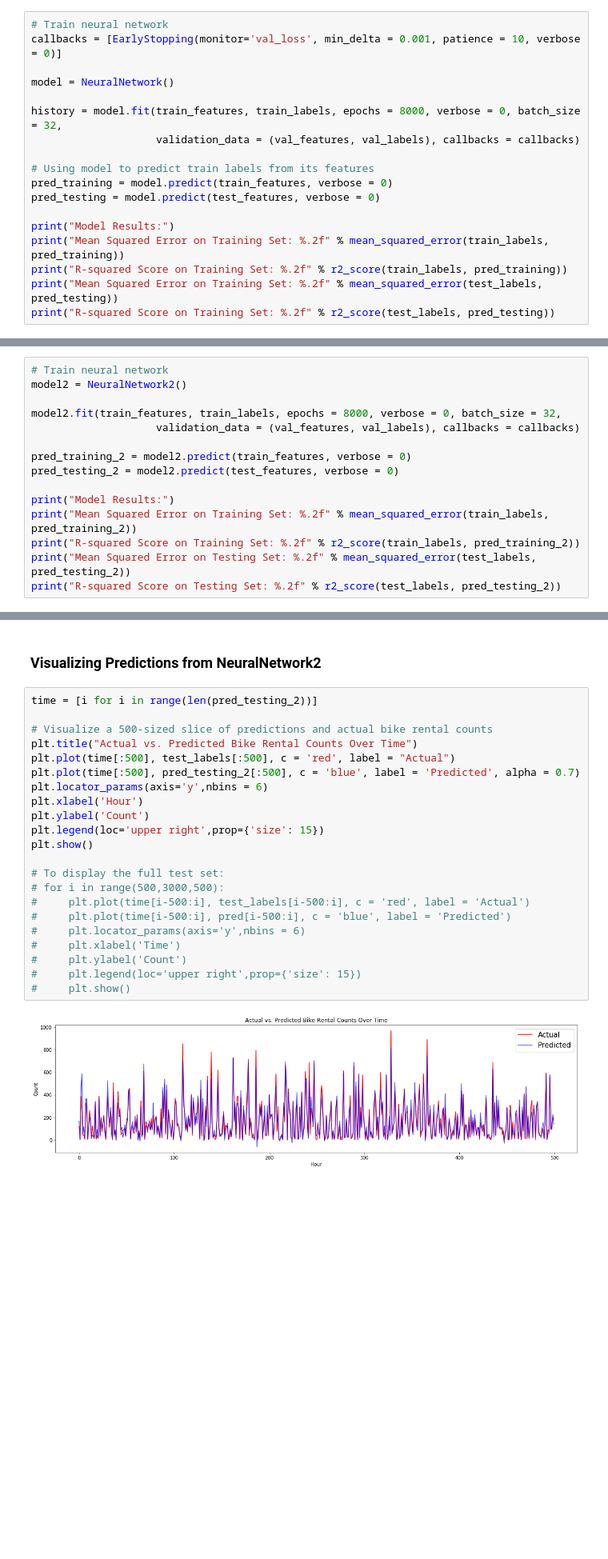
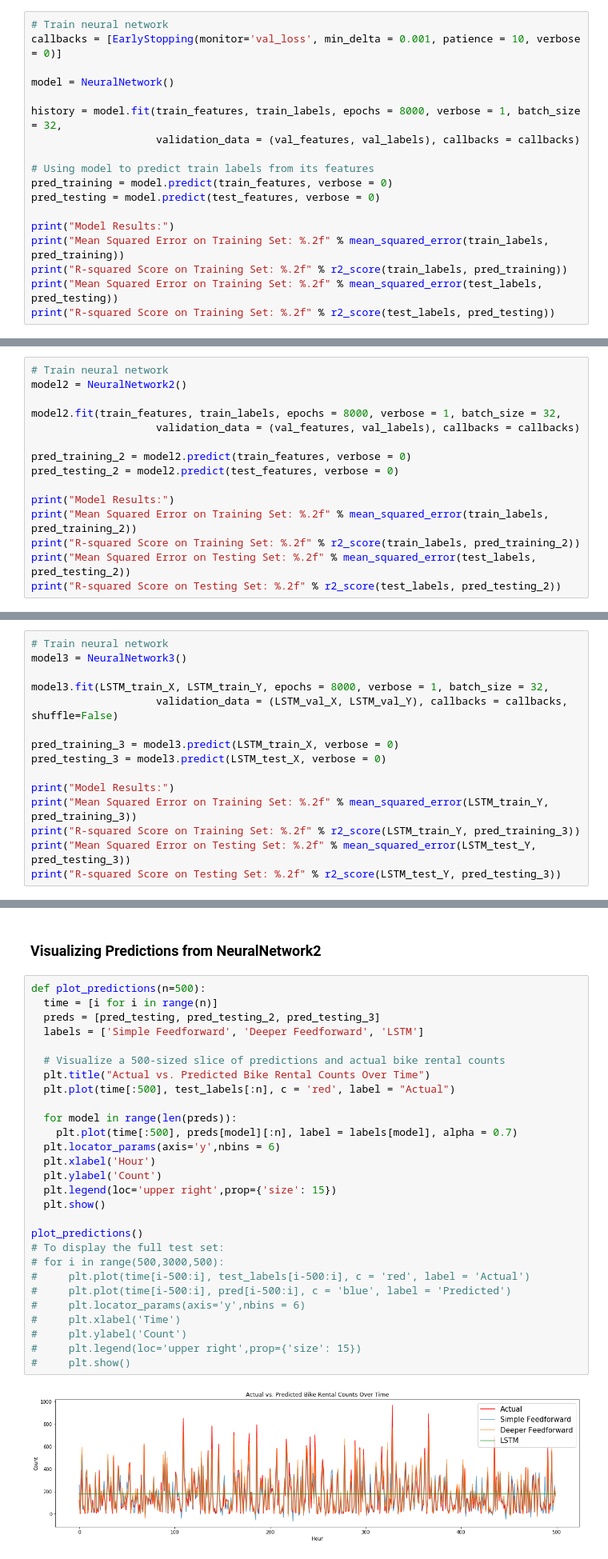
Before and after one commit to franklooi/IL181-PDS-Final, a Jupyter notebook: Article 1/Bikesharing Demand.ipynb, the cells around one changed output, grey strips where cells are left out. Shown at 80% size. Drawn from its saved outputs; the diff is of its cells as text; blank space fills up the shorter version.

Commit message:
Added LSTM

```diff
--- a/Article 1/Bikesharing Demand.ipynb
+++ b/Article 1/Bikesharing Demand.ipynb
@@ -204,7 +242,7 @@ callbacks = [EarlyStopping(monitor='val_loss', min_delta = 0.001, patience = 10,
 
 model = NeuralNetwork()
 
-history = model.fit(train_features, train_labels, epochs = 8000, verbose = 0, batch_size = 32,
+history = model.fit(train_features, train_labels, epochs = 8000, verbose = 1, batch_size = 32,
                     validation_data = (val_features, val_labels), callbacks = callbacks)
 
 # Using model to predict train labels from its features
@@ -257,7 +307,7 @@ None
 # Train neural network
 model2 = NeuralNetwork2()
 
-model2.fit(train_features, train_labels, epochs = 8000, verbose = 0, batch_size = 32,
+model2.fit(train_features, train_labels, epochs = 8000, verbose = 1, batch_size = 32,
                     validation_data = (val_features, val_labels), callbacks = callbacks)
 
 pred_training_2 = model2.predict(train_features, verbose = 0)
@@ -282,0 +384,15 @@ I tried further adding another layer, but the model performance is similar. Spec
+# %%
+# Train neural network
+model3 = NeuralNetwork3()
+
+model3.fit(LSTM_train_X, LSTM_train_Y, epochs = 8000, verbose = 1, batch_size = 32,
+                    validation_data = (LSTM_val_X, LSTM_val_Y), callbacks = callbacks, shuffle=False)
+
+pred_training_3 = model3.predict(LSTM_train_X, verbose = 0)
+pred_testing_3 = model3.predict(LSTM_test_X, verbose = 0)
+
+print("Model Results:")
+print("Mean Squared Error on Training Set: %.2f" % mean_squared_error(LSTM_train_Y, pred_training_3))
+print("R-squared Score on Training Set: %.2f" % r2_score(LSTM_train_Y, pred_training_3))
+print("Mean Squared Error on Testing Set: %.2f" % mean_squared_error(LSTM_test_Y, pred_testing_3))
+print("R-squared Score on Testing Set: %.2f" % r2_score(LSTM_test_Y, pred_testing_3))
@@ -283,29 +417,35 @@ I tried further adding another layer, but the model performance is similar. Spec
 # %% [markdown]
 ### Visualizing Predictions from NeuralNetwork2
 # %%
-time = [i for i in range(len(pred_testing_2))]
+def plot_predictions(n=500):
+  time = [i for i in range(n)]
+  preds = [pred_testing, pred_testing_2, pred_testing_3]
+  labels = ['Simple Feedforward', 'Deeper Feedforward', 'LSTM']
 
-# Visualize a 500-sized slice of predictions and actual bike rental counts
-plt.title("Actual vs. Predicted Bike Rental Counts Over Time")
-plt.plot(time[:500], test_labels[:500], c = 'red', label = "Actual")
-plt.plot(time[:500], pred_testing_2[:500], c = 'blue', label = 'Predicted', alpha = 0.7)
-plt.locator_params(axis='y',nbins = 6)
-plt.xlabel('Hour')
-plt.ylabel('Count')
-plt.legend(loc='upper right',prop={'size': 15})
-plt.show()
+  # Visualize a 500-sized slice of predictions and actual bike rental counts
+  plt.title("Actual vs. Predicted Bike Rental Counts Over Time")
+  plt.plot(time[:500], test_labels[:n], c = 'red', label = "Actual")
 
+  for model in range(len(preds)):
+    plt.plot(time[:500], preds[model][:n], label = labels[model], alpha = 0.7)
+  plt.locator_params(axis='y',nbins = 6)
+  plt.xlabel('Hour')
+  plt.ylabel('Count')
+  plt.legend(loc='upper right',prop={'size': 15})
+  plt.show()
+
+plot_predictions()
 # To display the full test set:
 # for i in range(500,3000,500):
 #     plt.plot(time[i-500:i], test_labels[i-500:i], c = 'red', label = 'Actual')
 #     plt.plot(time[i-500:i], pred[i-500:i], c = 'blue', label = 'Predicted')
 #     plt.locator_params(axis='y',nbins = 6)
 #     plt.xlabel('Time')
 #     plt.ylabel('Count')
 #     plt.legend(loc='upper right',prop={'size': 15})
 #     plt.show()
 # %% [output]
-[figure, old version]
+[figure, new version]
 # %% [markdown]
 # Using Cross Validation to Reduce Overfitting
 
```
Also changed, not shown: parts of 14 cells of this notebook.
